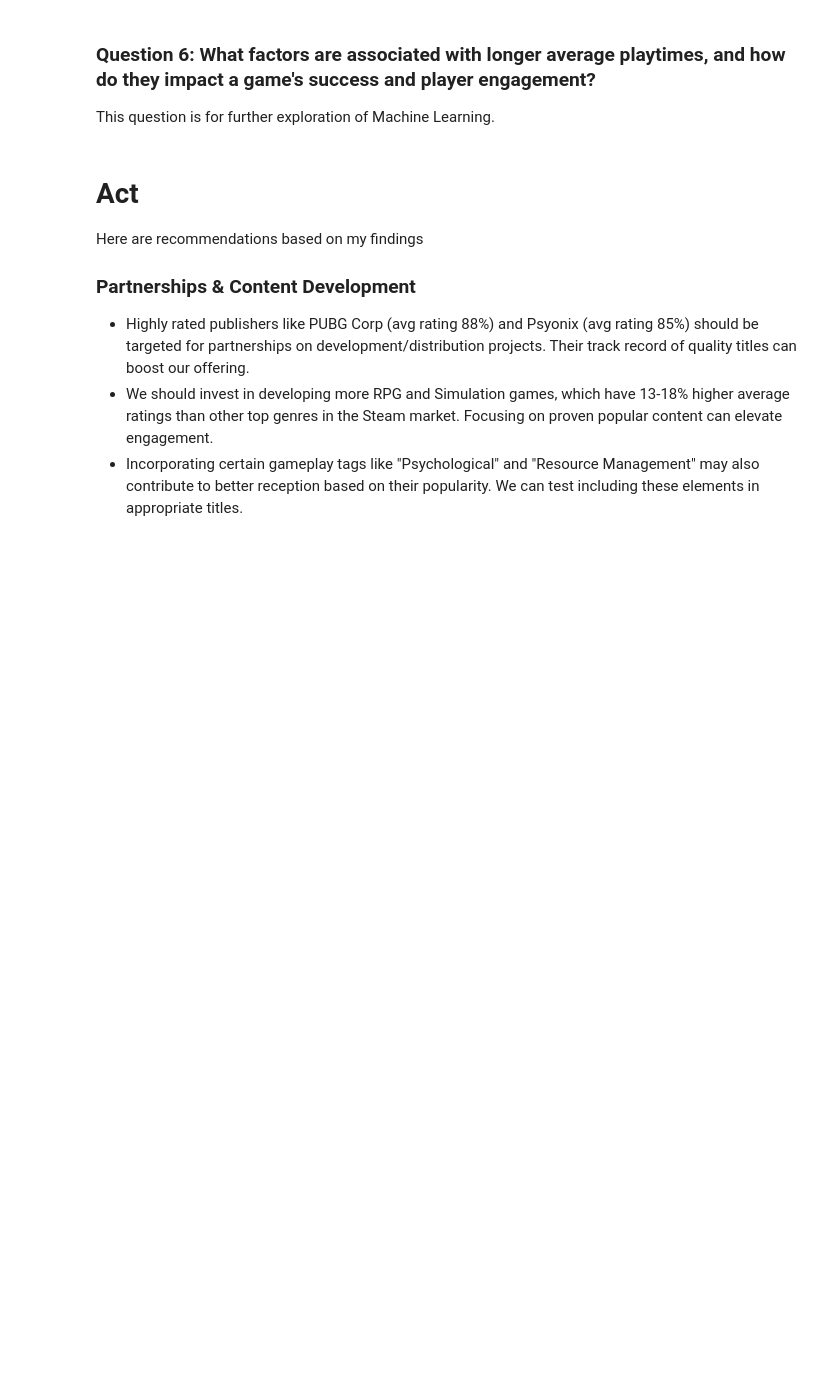
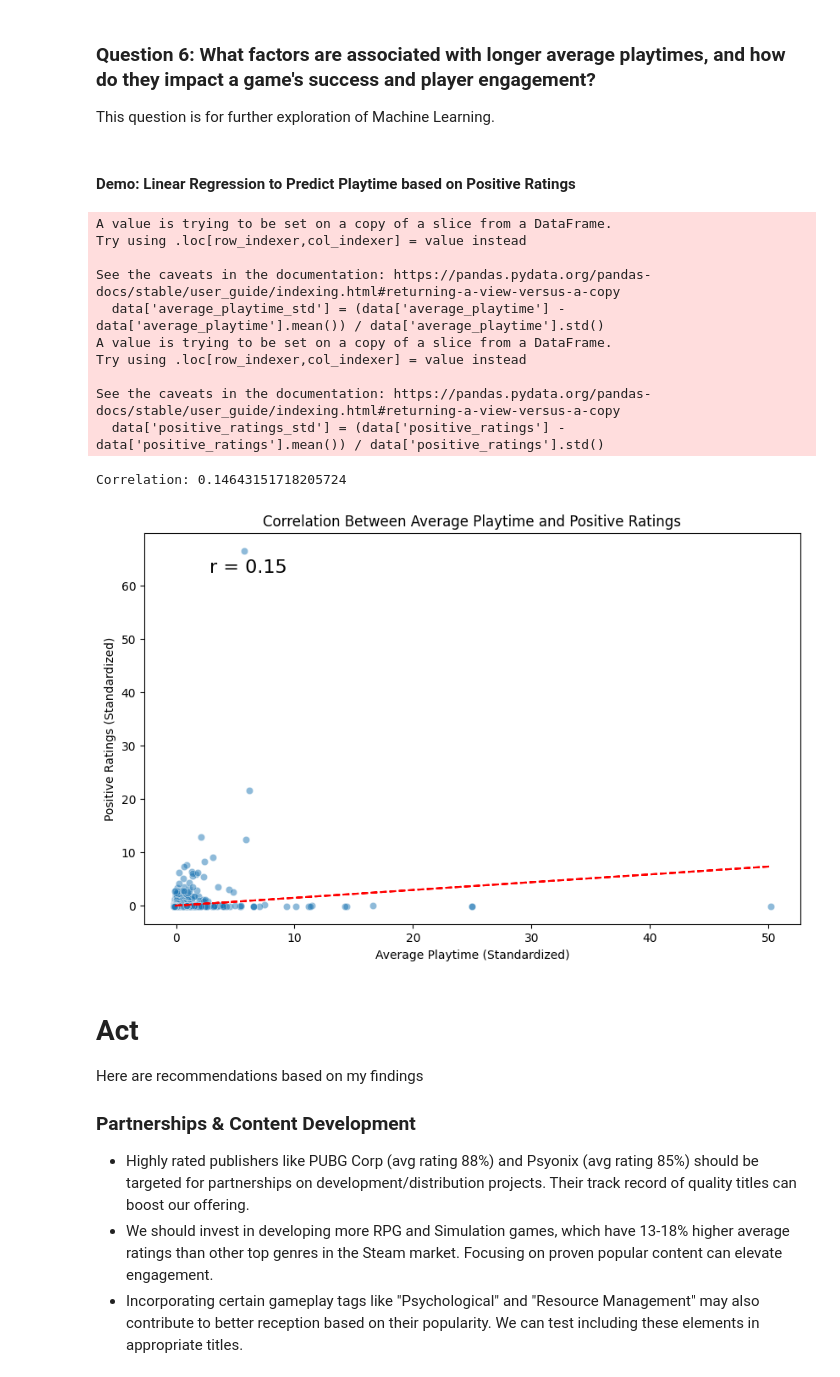
Before and after one commit to hmyle/Steam-Game-Analysis, a Jupyter notebook: steam-game-analysis.ipynb, the cells around one changed output. Drawn from its saved outputs; the diff is of its cells as text; code cells hidden in the pictures; blank space fills up the shorter version.

Commit message:
Kaggle Notebook | Steam Game Analysis | Version 17

```diff
--- a/steam-game-analysis.ipynb
+++ b/steam-game-analysis.ipynb
@@ -403,6 +403,54 @@ Windows is the most common platform for Steam games, with over 27,000 titles ava
 # %% [markdown]
 ### Question 6: What factors are associated with longer average playtimes, and how do they impact a game's success and player engagement?
 This question is for further exploration of Machine Learning.
+# %% [markdown]
+#### Demo: Linear Regression to Predict Playtime based on Positive Ratings
+# %%
+from scipy.stats import pearsonr
+
+# Filter for games with positive ratings and playtime
+data = steam_df[(steam_df['positive_ratings'] > 0) & (steam_df['average_playtime'] > 0)]
+
+# Standardize columns
+data['average_playtime_std'] = (data['average_playtime'] - data['average_playtime'].mean()) / data['average_playtime'].std()
+data['positive_ratings_std'] = (data['positive_ratings'] - data['positive_ratings'].mean()) / data['positive_ratings'].std()
+
+# Calculate Pearson correlation
+corr, p = pearsonr(data['average_playtime_std'], data['positive_ratings_std'])
+print('Correlation:', corr)
+
+# Create scatter plot
+plt.figure(figsize=(10,6))
+sns.scatterplot(data=data, x='average_playtime_std', y='positive_ratings_std', alpha=0.5)
+
+# Calculate linear regression
+m, b = np.polyfit(data['average_playtime_std'], data['positive_ratings_std'], 1)
+
+# Add regression line
+plt.plot(data['average_playtime_std'], m*data['average_playtime_std'] + b, color='red', linestyle='--')
+
+# Annotate correlation coefficient
+plt.annotate('r = {:.2f}'.format(corr), xy=(.1, .9), xycoords='axes fraction', fontsize=16)
+
+# Label axes
+plt.xlabel('Average Playtime (Standardized)')
+plt.ylabel('Positive Ratings (Standardized)')
+plt.title('Correlation Between Average Playtime and Positive Ratings')
+
+plt.show()
+# %% [output]
+A value is trying to be set on a copy of a slice from a DataFrame.
+Try using .loc[row_indexer,col_indexer] = value instead
+
+See the caveats in the documentation: https://pandas.pydata.org/pandas-docs/stable/user_guide/indexing.html#returning-a-view-versus-a-copy
+  data['average_playtime_std'] = (data['average_playtime'] - data['average_playtime'].mean()) / data['average_playtime'].std()
+A value is trying to be set on a copy of a slice from a DataFrame.
+Try using .loc[row_indexer,col_indexer] = value instead
+
+See the caveats in the documentation: https://pandas.pydata.org/pandas-docs/stable/user_guide/indexing.html#returning-a-view-versus-a-copy
+  data['positive_ratings_std'] = (data['positive_ratings'] - data['positive_ratings'].mean()) / data['positive_ratings'].std()
+Correlation: 0.14643151718205724
+[figure, added]
 # %% [markdown]
 # Act
 Here are recommendations based on my findings
```
Also changed, not shown: parts of 2 cells of this notebook.
